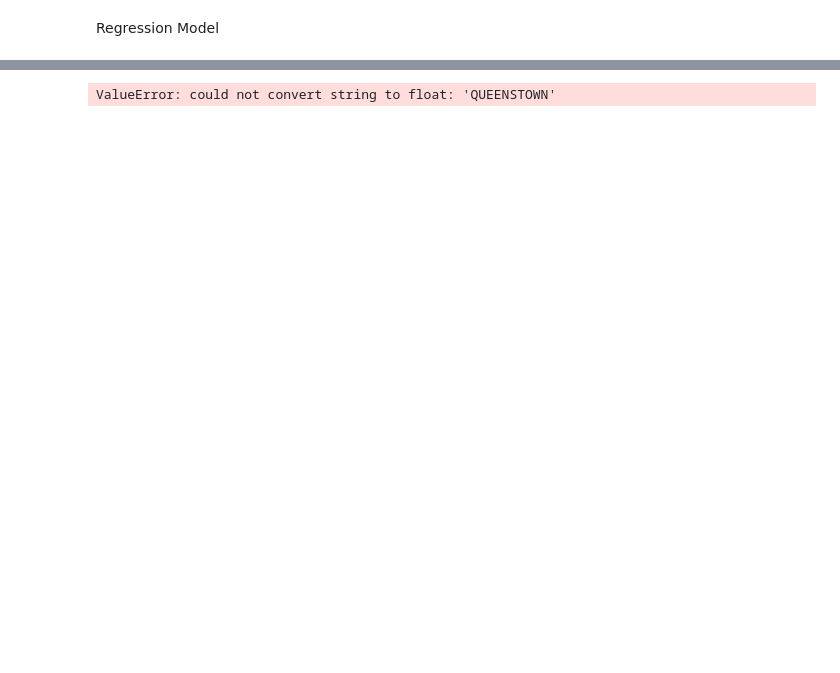
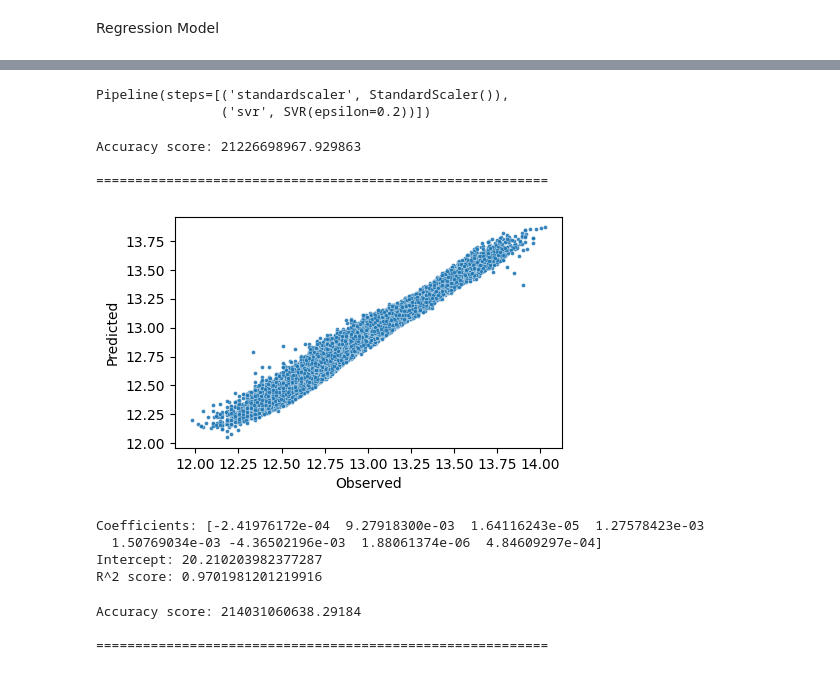
Before and after one commit to Icebearbear/future-hdb-resale-price, a Jupyter notebook: ML_predictive_model.ipynb, the cells around one changed output, grey strips where cells are left out. Drawn from its saved outputs; the diff is of its cells as text; code cells hidden in the pictures; blank space fills up the shorter version.

Commit message:
transform features to numerical and added 2 ML models

```diff
--- a/ML_predictive_model.ipynb
+++ b/ML_predictive_model.ipynb
@@ -161,0 +373,5 @@ d
+# %%
+df.dropna(inplace=True)
+print(df.shape)
+print(df.columns)
+df.describe()
@@ -169,6 +394,0 @@ from sklearn.preprocessing import StandardScaler
-# %%
-dataf = df
-dataf.drop(['month'], axis='columns', inplace=True)
-df['profession']=df['profession'].astype('category').cat.codes
-
-df.shape
@@ -233,4 +429,36 @@ df
 # %%
-regr.fit(x_train, y_train)
+regr.fit(x_train, np.log(y_train))
 # %% [output]
-ValueError: could not convert string to float: 'QUEENSTOWN'
+Pipeline(steps=[('standardscaler', StandardScaler()),
+                ('svr', SVR(epsilon=0.2))])
+# %%
+y_pred = regr.predict(x_test)
+# %%
+model_evaluation(y_pred, y_test)
+# %% [output]
+Accuracy score: 21226698967.929863
+
+==========================================================
+# %%
+plt.style.use('default')
+fig = plt.figure(figsize=(5,3))
+ax = sns.scatterplot(x=np.log(x_test)['resale_price'], y=y_pred, edgecolors='w', alpha=0.9, s=8)
+ax.set_xlabel('Observed')#, ax.set_xticklabels(['{:,.0f}'.format(x) + 'K' for x in ax.get_xticks()/1000])
+ax.set_ylabel('Predicted')#, ax.set_yticklabels(['{:,.0f}'.format(x) + 'K' for x in ax.get_yticks()/1000])
+# ax.annotate('Adjusted R\u00b2: ' + str(format(round(lin_reg.rsquared_adj,2),'.2f')), xy=(0, 1), xytext=(25, -25),
+#     xycoords='axes fraction', textcoords='offset points', fontsize=12)
+plt.show()
+# %% [output]
+[figure, added]
+# %%
+lin_reg = linear_model.LinearRegression()
+lin_reg.fit(x_train, np.log(y_train))
+
+print(f'Coefficients: {lin_reg.coef_}')
+print(f'Intercept: {lin_reg.intercept_}')
+print(f'R^2 score: {lin_reg.score(x_train, np.log(y_train))}')
+# %% [output]
+Coefficients: [-2.41976172e-04  9.27918300e-03  1.64116243e-05  1.27578423e-03
+  1.50769034e-03 -4.36502196e-03  1.88061374e-06  4.84609297e-04]
+Intercept: 20.210203982377287
+R^2 score: 0.9701981201219916
@@ -236,0 +467,6 @@ ValueError: could not convert string to float: 'QUEENSTOWN'
+# %%
+model_evaluation(y_pred, y_test)
+# %% [output]
+Accuracy score: 214031060638.29184
+
+==========================================================
```
Also changed, not shown: parts of 26 cells of this notebook.
